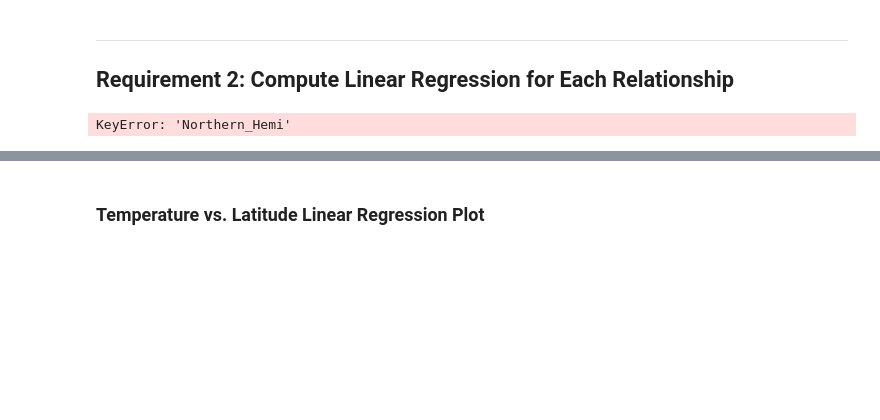
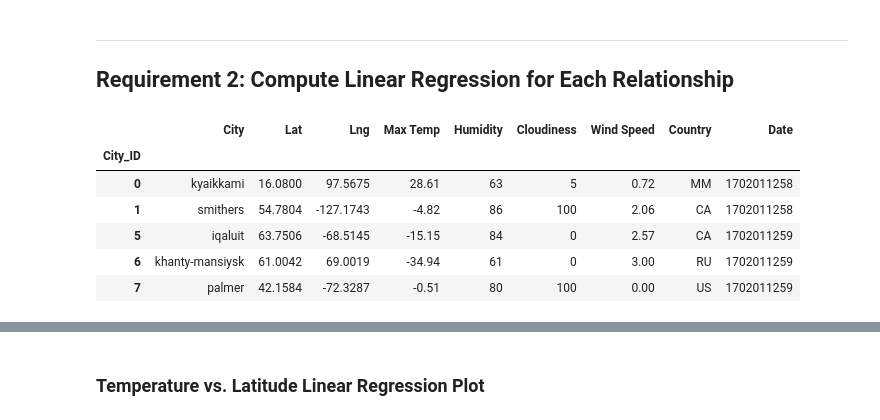
Before and after one commit to limbupella/Python-APIs, a Jupyter notebook: WeatherPy/Starter_Code/starter_code/WeatherPy.ipynb, the cells around one changed output, grey strips where cells are left out. Drawn from its saved outputs; the diff is of its cells as text; code cells hidden in the pictures; blank space fills up the shorter version.

```diff
--- a/WeatherPy/Starter_Code/starter_code/WeatherPy.ipynb
+++ b/WeatherPy/Starter_Code/starter_code/WeatherPy.ipynb
@@ -252,17 +247,17 @@ plt.show()
 # %%
 # Define a function to create Linear Regression plots
 # YOUR CODE HERE
+def linear_reg (x, y):
+    x_values = city_data_df["x"]
+    y_values = city_data_df["y"]
+    (slope, intercept, rvalue, pvalue, stderr) = linregress(x_values, y_values)
+    print(f"The r-value is: {r[0]}")
+    regress_values = x_values * slope + intercept
+    line_eq = "y = " + str(round(slope,2)) + "x + " + str(round(intercept,2))
+    plt.plot(x_values,regress_values,"r-")
+    plt.annotate(line_eq, eqn_coordinates, fontsize=15, color="red")
+    plt.scatter(x, y)
+    plt.xlabel(x_label)
+    plt.ylabel(y_label)
 
-x_values = city_data_df["Northern_Hemi"]
-y_values = city_data_df["Southern_Hemi"]
-(slope, intercept, rvalue, pvalue, stderr) = linregress(x_values, y_values)
-regress_values = x_values * slope + intercept
-line_eq = "y = " + str(round(slope,2)) + "x + " + str(round(intercept,2))
-plt.scatter(x_values,y_values)
-plt.plot(x_values,regress_values,"r-")
-plt.annotate(line_eq,(5.8,0.8),fontsize=15,color="red")
-plt.xlabel("x_label")
-plt.ylabel("y_label")
-plt.show()
+    plt.show()
-# %% [output]
-KeyError: 'Northern_Hemi'
@@ -273,9 +264,17 @@ def num_multiply
 # %%
 # Create a DataFrame with the Northern Hemisphere data (Latitude >= 0)
 # YOUR CODE HERE
-
+northern_hemi_df = city_data_df.loc[city_data_df["Lat"] >= 0]
 # Display sample data
 northern_hemi_df.head()
+# %% [output]
+|  | City | Lat | Lng | Max Temp | Humidity | Cloudiness | Wind Speed | Country | Date |
+| City_ID |  |  |  |  |  |  |  |  |  |
+| 0 | kyaikkami | 16.0800 | 97.5675 | 28.61 | 63 | 5 | 0.72 | MM | 1702011258 |
+| 1 | smithers | 54.7804 | -127.1743 | -4.82 | 86 | 100 | 2.06 | CA | 1702011258 |
+| 5 | iqaluit | 63.7506 | -68.5145 | -15.15 | 84 | 0 | 2.57 | CA | 1702011259 |
+| 6 | khanty-mansiysk | 61.0042 | 69.0019 | -34.94 | 61 | 0 | 3.00 | RU | 1702011259 |
+| 7 | palmer | 42.1584 | -72.3287 | -0.51 | 80 | 100 | 0.00 | US | 1702011259 |
 # %%
 # Create a DataFrame with the Southern Hemisphere data (Latitude < 0)
 # YOUR CODE HERE
```
Also changed, not shown: parts of 14 cells of this notebook, 7 other files.
